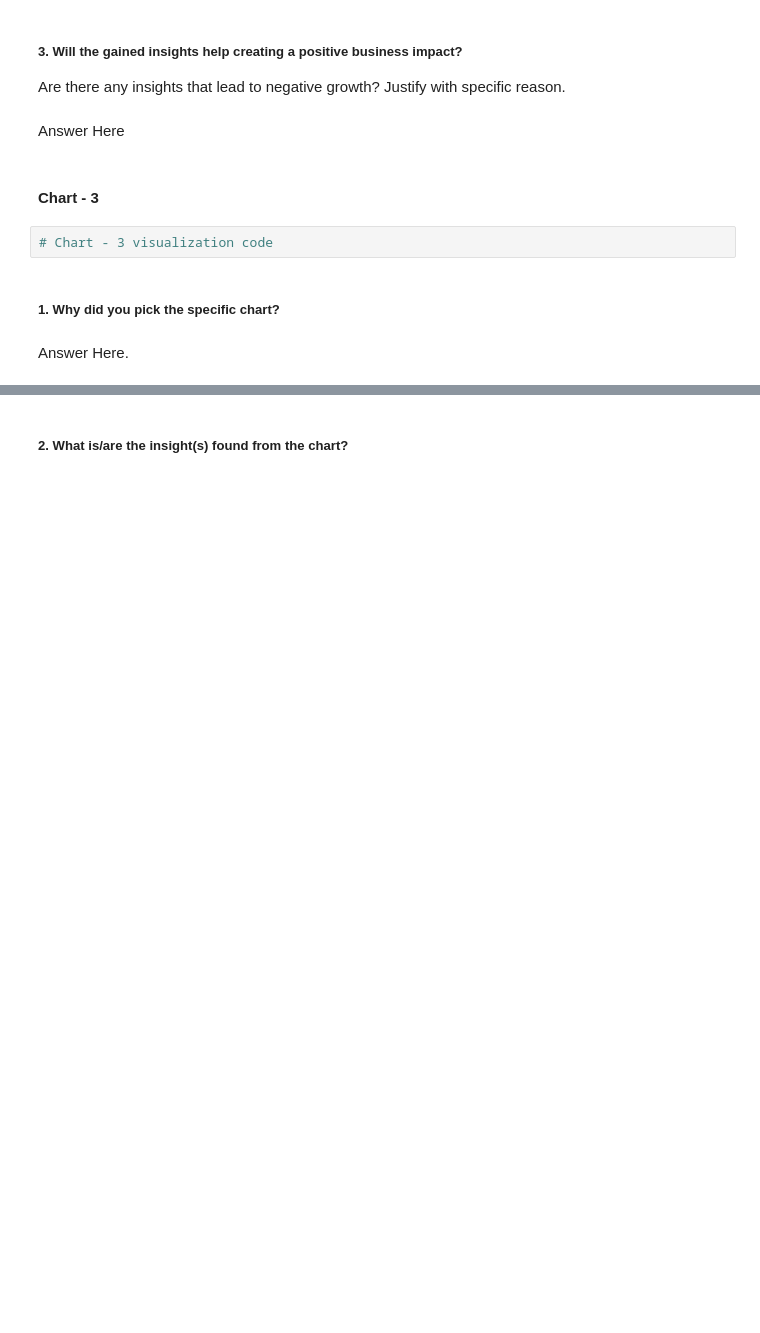
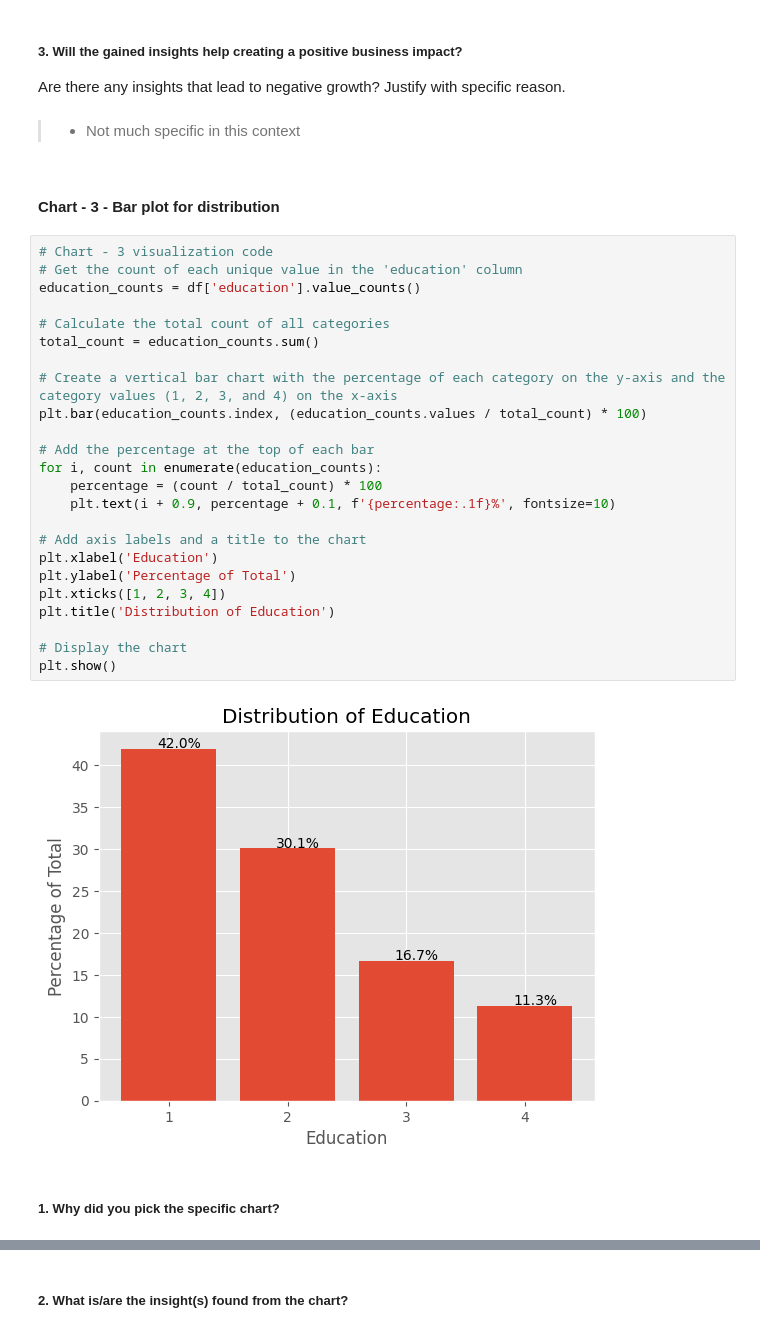
Before and after one commit to ashish-mali/Classification-Cardiovascular-Risk-Prediction, a Jupyter notebook: Cardiovascular_Risk_Prediction_Capstone_Project.ipynb, the cells around one changed output, grey strips where cells are left out. Drawn from its saved outputs; the diff is of its cells as text; blank space fills up the shorter version.

```diff
--- a/Cardiovascular_Risk_Prediction_Capstone_Project.ipynb
+++ b/Cardiovascular_Risk_Prediction_Capstone_Project.ipynb
@@ -970,13 +1068,35 @@ Answer Here
 # %% [markdown]
 ##### 3. Will the gained insights help creating a positive business impact?
 Are there any insights that lead to negative growth? Justify with specific reason.
-# %% [markdown]
-Answer Here
+# %% [markdown]
+>* Not much specific in this context
 # %% [markdown]
-#### Chart - 3
+#### Chart - 3 - Bar plot for distribution
-# %%
-# Chart - 3 visualization code
+# %%
+# Chart - 3 visualization code
+# Get the count of each unique value in the 'education' column
+education_counts = df['education'].value_counts()
+
+# Calculate the total count of all categories
+total_count = education_counts.sum()
+
+# Create a vertical bar chart with the percentage of each category on the y-axis and the category values (1, 2, 3, and 4) on the x-axis
+plt.bar(education_counts.index, (education_counts.values / total_count) * 100)
+
+# Add the percentage at the top of each bar
+for i, count in enumerate(education_counts):
+    percentage = (count / total_count) * 100
+    plt.text(i + 0.9, percentage + 0.1, f'{percentage:.1f}%', fontsize=10)
+
+# Add axis labels and a title to the chart
+plt.xlabel('Education')
+plt.ylabel('Percentage of Total')
+plt.xticks([1, 2, 3, 4])
+plt.title('Distribution of Education')
+
+# Display the chart
+plt.show()
+# %% [output]
+[figure, added]
 # %% [markdown]
 ##### 1. Why did you pick the specific chart?
-# %% [markdown]
-Answer Here.
```
Also changed, not shown: parts of 34 cells of this notebook.
